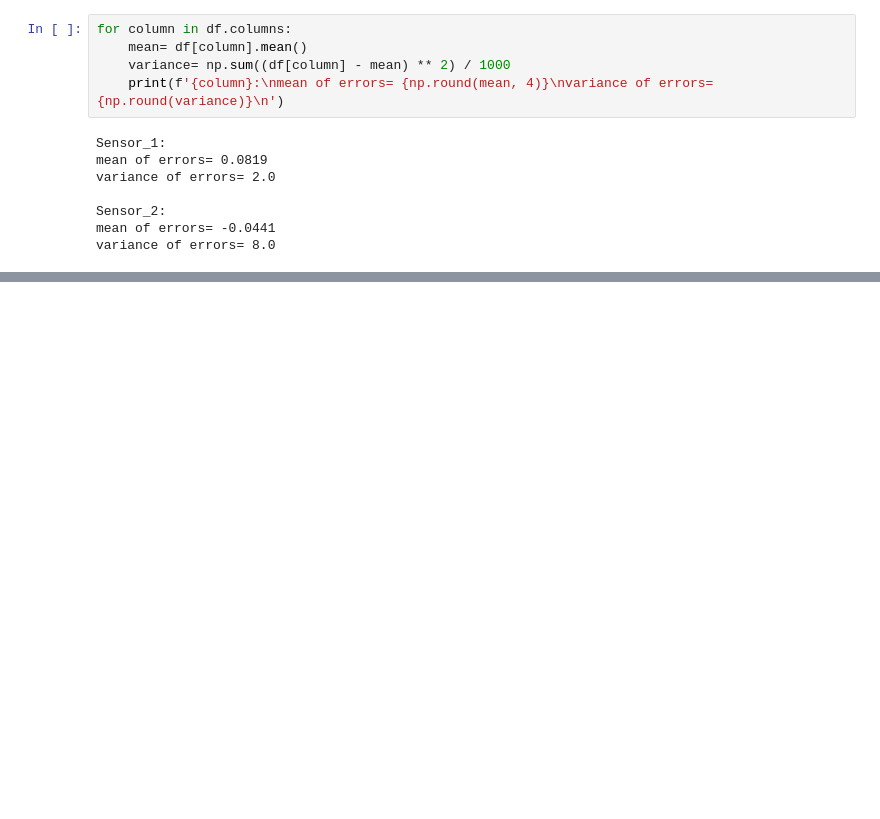
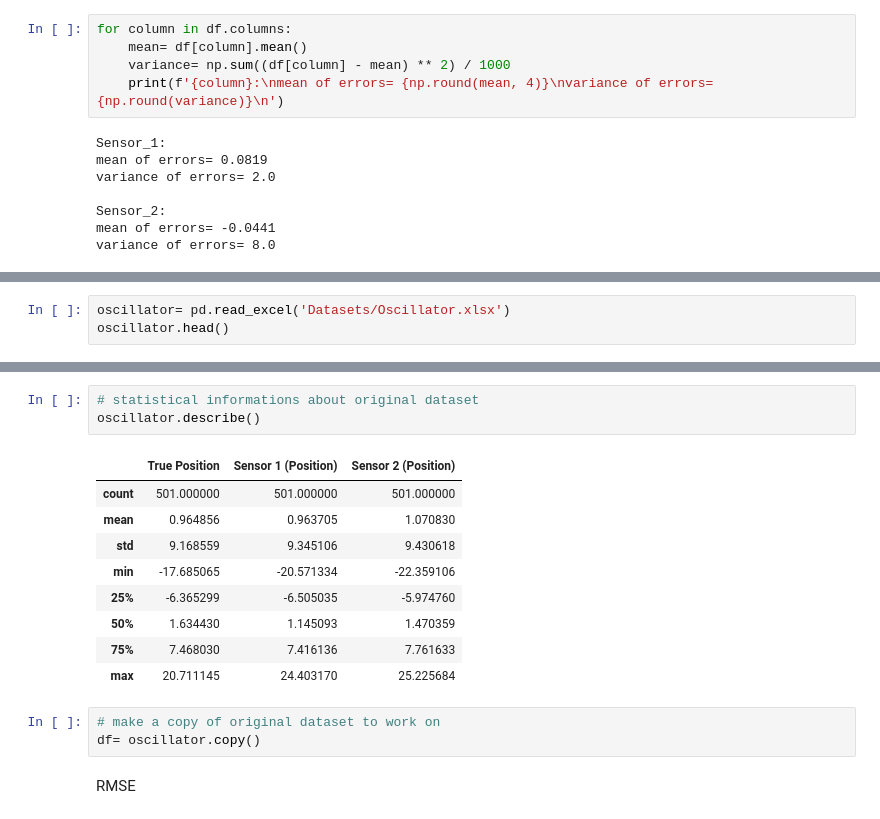
Before and after one commit to ErfanJoodi/Kalman-Filter-Practice, a Jupyter notebook: Kalman Filter.ipynb, the cells around one changed output, grey strips where cells are left out. Cells and saved outputs as stored; diff of their text form; blank space fills up the shorter version.

```diff
--- a/Kalman Filter.ipynb
+++ b/Kalman Filter.ipynb
@@ -168,0 +171,3 @@ variance of errors= 8.0
+# %%
+oscillator= pd.read_excel('Datasets/Oscillator.xlsx')
+oscillator.head()
@@ -168,0 +200,18 @@ variance of errors= 8.0
+# %%
+# statistical informations about original dataset
+oscillator.describe()
+# %% [output]
+|  | True Position | Sensor 1 (Position) | Sensor 2 (Position) |
+| count | 501.000000 | 501.000000 | 501.000000 |
+| mean | 0.964856 | 0.963705 | 1.070830 |
+| std | 9.168559 | 9.345106 | 9.430618 |
+| min | -17.685065 | -20.571334 | -22.359106 |
+| 25% | -6.365299 | -6.505035 | -5.974760 |
+| 50% | 1.634430 | 1.145093 | 1.470359 |
+| 75% | 7.468030 | 7.416136 | 7.761633 |
+| max | 20.711145 | 24.403170 | 25.225684 |
+# %%
+# make a copy of original dataset to work on
+df= oscillator.copy()
+# %% [markdown]
+RMSE
```
Also changed, not shown: parts of 5 cells of this notebook.
